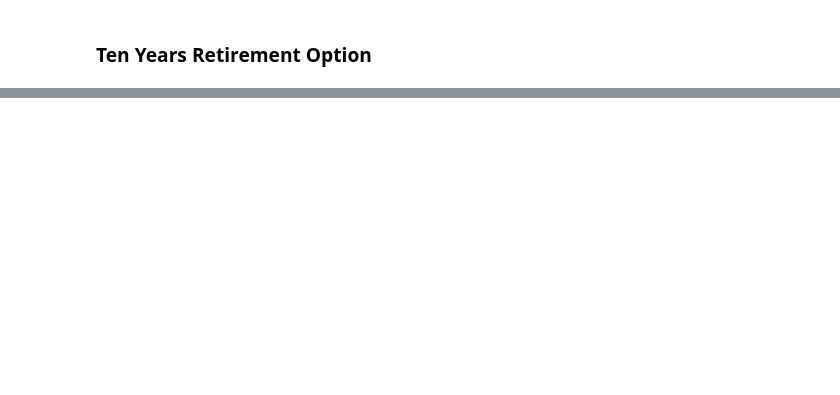
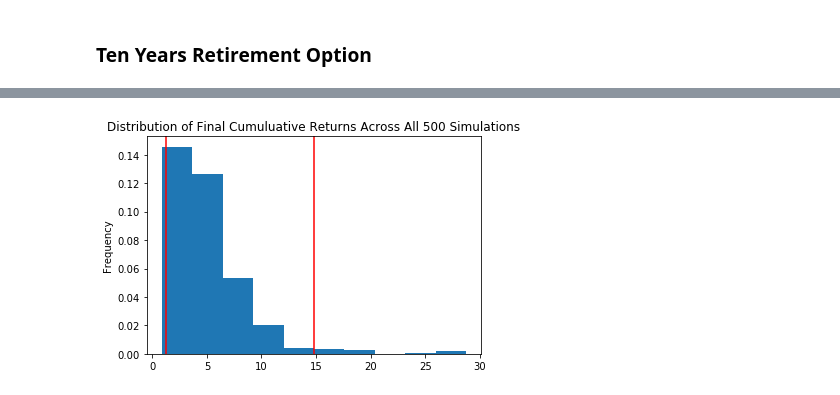
Before and after one commit to Vielufs/API_Homework, a Jupyter notebook: financial-planner.ipynb, the cells around one changed output, grey strips where cells are left out. Saved outputs shown, nothing was run; the diff lists cells and outputs as text; code cells hidden in the pictures; blank space fills up the shorter version.

```diff
--- a/financial-planner.ipynb
+++ b/financial-planner.ipynb
@@ -353,5 +449,8 @@ print(f"There is a 95% chance that an initial investment of ${initial_investment
 # %%
 # Plot probability distribution and confidence intervals
-# YOUR CODE HERE!
+tenyear_dist=MC_tenyear.plot_distribution()
+tenyear_dist.get_figure().savefig("Images/MC_tenyear_plot_dist.PNG",bbox_inches="tight")
+# %% [output]
+[figure, added]
 # %%
 # Fetch summary statistics from the Monte Carlo simulation results
```
Also changed, not shown: parts of 24 cells of this notebook, 4 other files.
